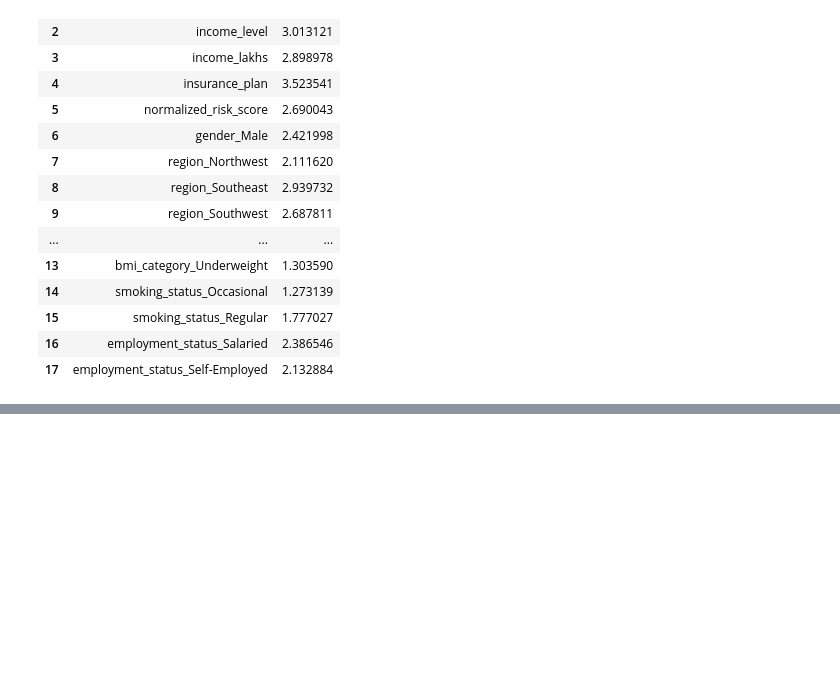
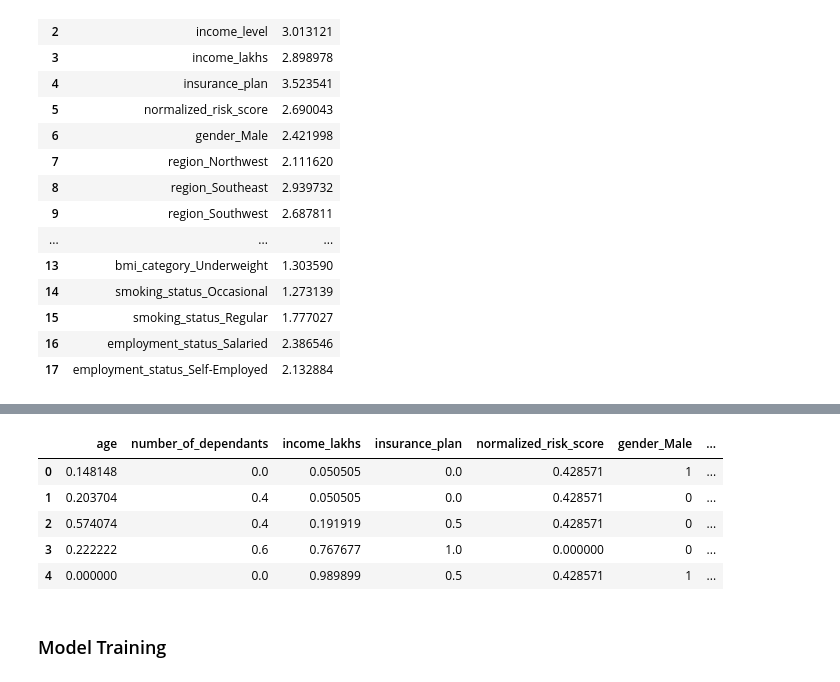
Before and after one commit to agambhardwaj04/premium_prediction, a Jupyter notebook: model/first_model.ipynb, the cells around one changed output, grey strips where cells are left out. Saved outputs shown, nothing was run; the diff lists cells and outputs as text; code cells hidden in the pictures; blank space fills up the shorter version.

```diff
--- a/model/first_model.ipynb
+++ b/model/first_model.ipynb
@@ -451,0 +473,12 @@ calculate_vif(X)
+# %%
+X_reduced = X.drop('income_level',axis='columns')
+X_reduced.head()
+# %% [output]
+|  | age | number_of_dependants | income_lakhs | insurance_plan | normalized_risk_score | gender_Male | ... |
+| 0 | 0.148148 | 0.0 | 0.050505 | 0.0 | 0.428571 | 1 | ... |
+| 1 | 0.203704 | 0.4 | 0.050505 | 0.0 | 0.428571 | 0 | ... |
+| 2 | 0.574074 | 0.4 | 0.191919 | 0.5 | 0.428571 | 0 | ... |
+| 3 | 0.222222 | 0.6 | 0.767677 | 1.0 | 0.000000 | 0 | ... |
+| 4 | 0.000000 | 0.0 | 0.989899 | 0.5 | 0.428571 | 1 | ... |
+# %% [markdown]
+### Model Training
```
Also changed, not shown: parts of 1 cell of this notebook.
